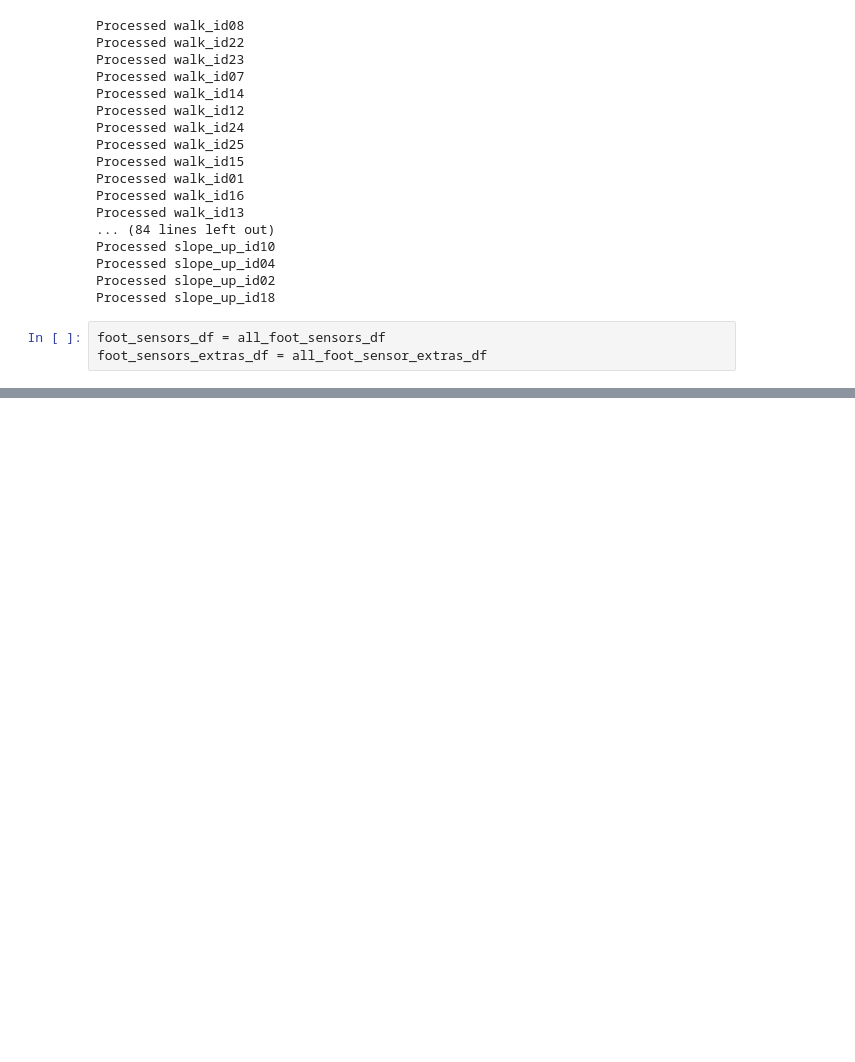
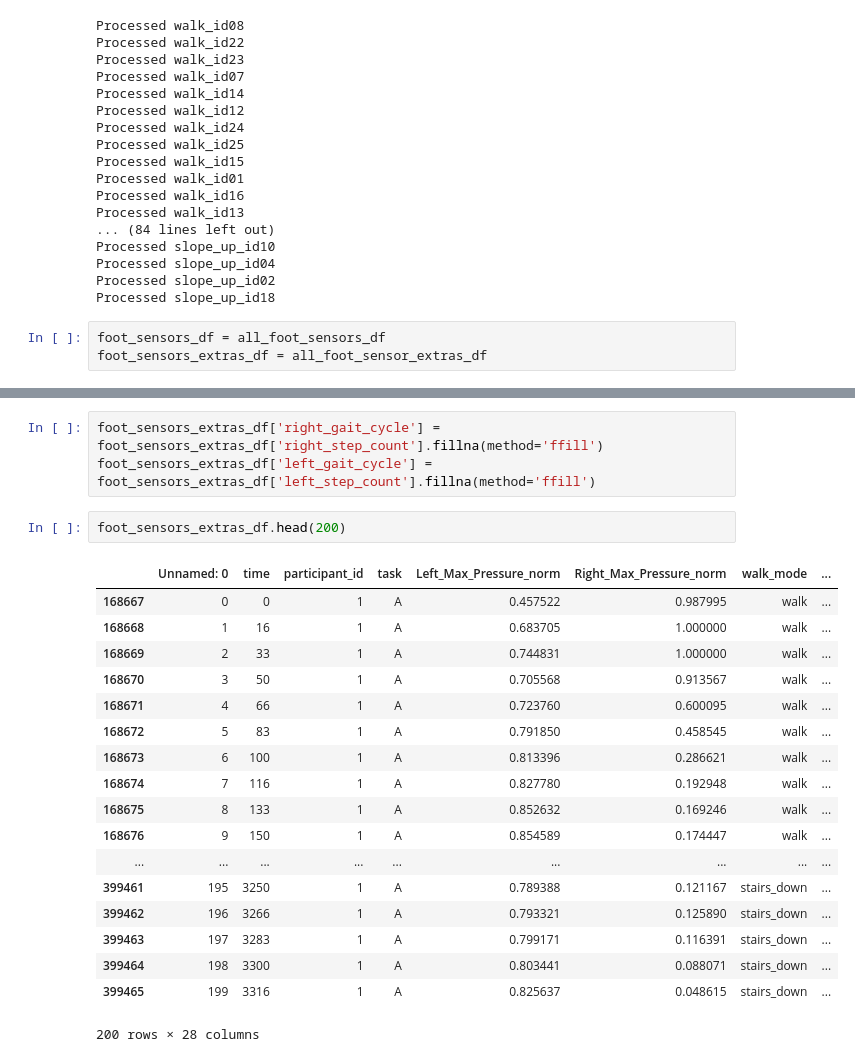
Before and after one commit to mcgillmotionlab/SurfaceClassification_FootPressure_IMU, a Jupyter notebook: code/Code from Honda Development/Honda_data_prep_CourseA.ipynb, the cells around one changed output, grey strips where cells are left out. Cells and saved outputs as stored; diff of their text form; blank space fills up the shorter version.

```diff
--- a/code/Code from Honda Development/Honda_data_prep_CourseA.ipynb
+++ b/code/Code from Honda Development/Honda_data_prep_CourseA.ipynb
@@ -909,0 +762,24 @@ all_foot_sensor_extras_df.to_csv('/content/drive/MyDrive/Next_Step/Honda_Partici
+# %%
+foot_sensors_extras_df['right_gait_cycle'] = foot_sensors_extras_df['right_step_count'].fillna(method='ffill')
+foot_sensors_extras_df['left_gait_cycle'] = foot_sensors_extras_df['left_step_count'].fillna(method='ffill')
+# %%
+foot_sensors_extras_df.head(200)
+# %% [output]
+|  | Unnamed: 0 | time | participant_id | task | Left_Max_Pressure_norm | Right_Max_Pressure_norm | walk_mode | ... |
+| 168667 | 0 | 0 | 1 | A | 0.457522 | 0.987995 | walk | ... |
+| 168668 | 1 | 16 | 1 | A | 0.683705 | 1.000000 | walk | ... |
+| 168669 | 2 | 33 | 1 | A | 0.744831 | 1.000000 | walk | ... |
+| 168670 | 3 | 50 | 1 | A | 0.705568 | 0.913567 | walk | ... |
+| 168671 | 4 | 66 | 1 | A | 0.723760 | 0.600095 | walk | ... |
+| 168672 | 5 | 83 | 1 | A | 0.791850 | 0.458545 | walk | ... |
+| 168673 | 6 | 100 | 1 | A | 0.813396 | 0.286621 | walk | ... |
+| 168674 | 7 | 116 | 1 | A | 0.827780 | 0.192948 | walk | ... |
+| 168675 | 8 | 133 | 1 | A | 0.852632 | 0.169246 | walk | ... |
+| 168676 | 9 | 150 | 1 | A | 0.854589 | 0.174447 | walk | ... |
+| ... | ... | ... | ... | ... | ... | ... | ... | ... |
+| 399461 | 195 | 3250 | 1 | A | 0.789388 | 0.121167 | stairs_down | ... |
+| 399462 | 196 | 3266 | 1 | A | 0.793321 | 0.125890 | stairs_down | ... |
+| 399463 | 197 | 3283 | 1 | A | 0.799171 | 0.116391 | stairs_down | ... |
+| 399464 | 198 | 3300 | 1 | A | 0.803441 | 0.088071 | stairs_down | ... |
+| 399465 | 199 | 3316 | 1 | A | 0.825637 | 0.048615 | stairs_down | ... |
+200 rows × 28 columns
```
Also changed, not shown: parts of 53 cells of this notebook, 1 other file.
